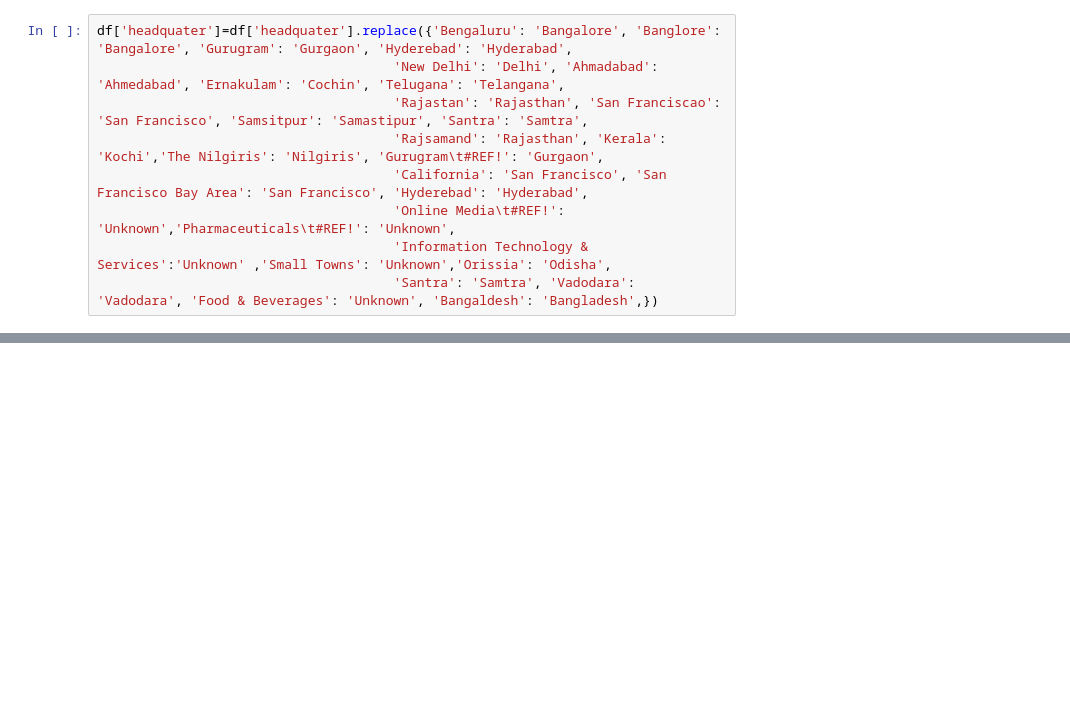
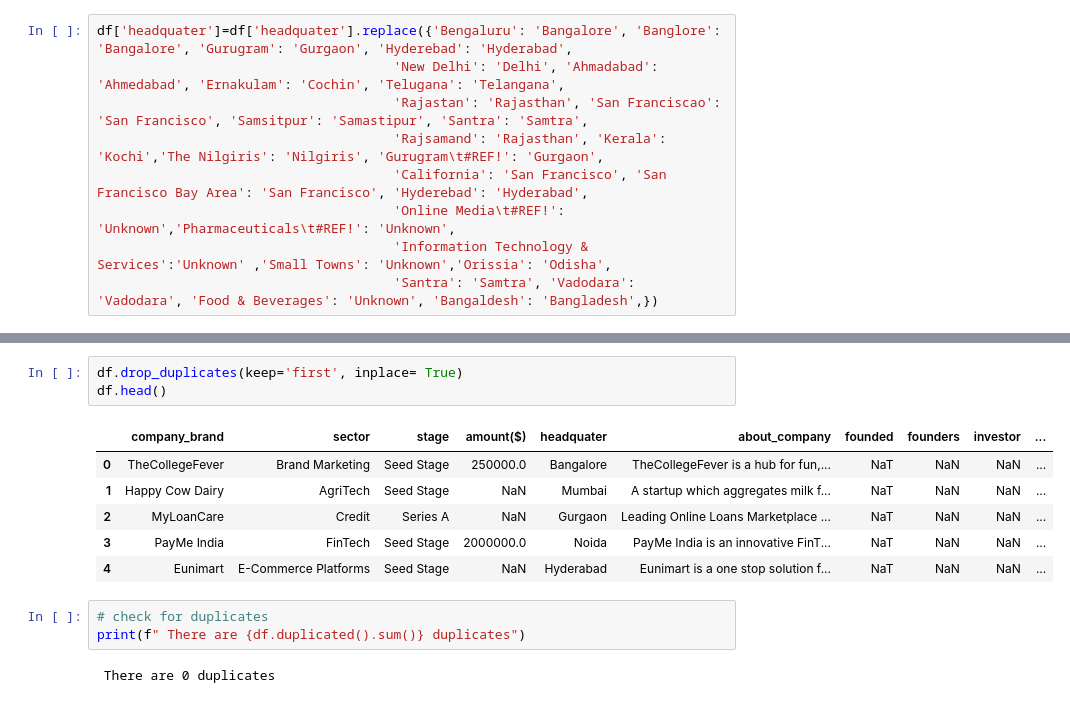
Before and after one commit to MurithiDenisGitobu/EDA-Indian-Startup-Funding, a Jupyter notebook: LP1_Project.ipynb.ipynb, the cells around one changed output, grey strips where cells are left out. Drawn from its saved outputs; the diff is of its cells as text; blank space fills up the shorter version.

```diff
--- a/LP1_Project.ipynb.ipynb
+++ b/LP1_Project.ipynb.ipynb
@@ -592,0 +813,15 @@ df['headquater']=df['headquater'].replace({'Bengaluru': 'Bangalore', 'Banglore':
+# %%
+df.drop_duplicates(keep='first', inplace= True)
+df.head()
+# %% [output]
+|  | company_brand | sector | stage | amount($) | headquater | about_company | founded | founders | investor | ... |
+| 0 | TheCollegeFever | Brand Marketing | Seed Stage | 250000.0 | Bangalore | TheCollegeFever is a hub for fun,... | NaT | NaN | NaN | ... |
+| 1 | Happy Cow Dairy | AgriTech | Seed Stage | NaN | Mumbai | A startup which aggregates milk f... | NaT | NaN | NaN | ... |
+| 2 | MyLoanCare | Credit | Series A | NaN | Gurgaon | Leading Online Loans Marketplace ... | NaT | NaN | NaN | ... |
+| 3 | PayMe India | FinTech | Seed Stage | 2000000.0 | Noida | PayMe India is an innovative FinT... | NaT | NaN | NaN | ... |
+| 4 | Eunimart | E-Commerce Platforms | Seed Stage | NaN | Hyderabad | Eunimart is a one stop solution f... | NaT | NaN | NaN | ... |
+# %%
+# check for duplicates
+print(f" There are {df.duplicated().sum()} duplicates")
+# %% [output]
+ There are 0 duplicates
```
Also changed, not shown: parts of 58 cells of this notebook.
